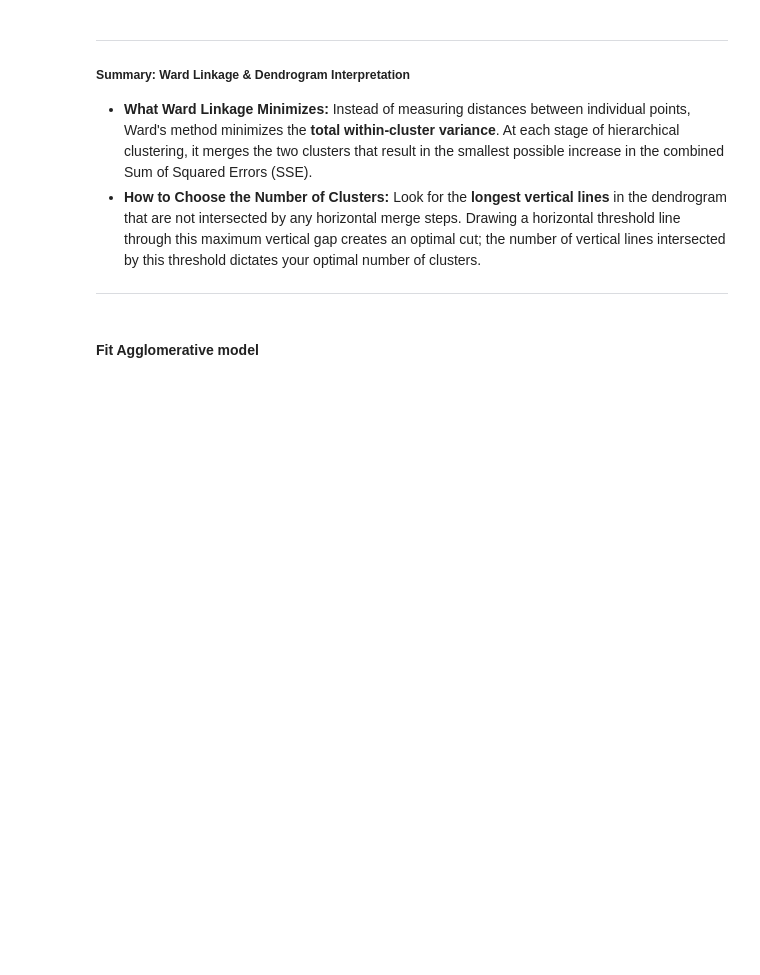
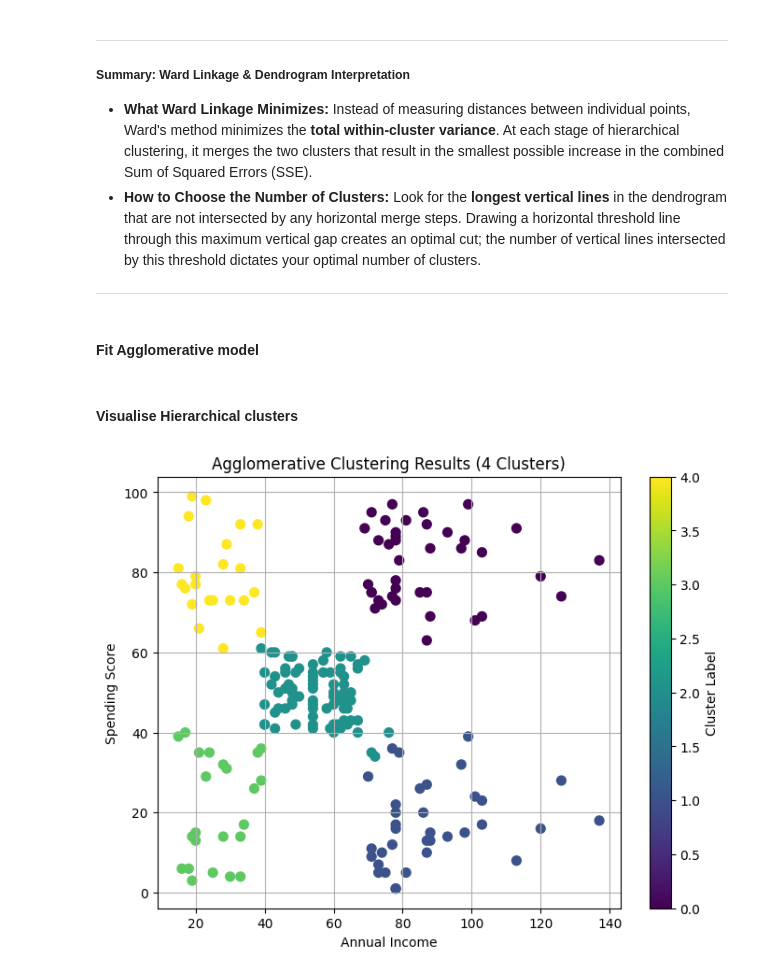
Before and after one commit to Deepvejpara/Mall_Customer_Segmentation, a Jupyter notebook: main.ipynb, the cells around one changed output. Saved outputs shown, nothing was run; the diff lists cells and outputs as text; code cells hidden in the pictures; blank space fills up the shorter version.

```diff
--- a/main.ipynb
+++ b/main.ipynb
@@ -368,3 +368,21 @@ plt.show()
 #### Fit Agglomerative model
 # %%
 from sklearn.cluster import AgglomerativeClustering
+# %%
+agg_cluster = AgglomerativeClustering(n_clusters=5)
+# %%
+df['Hier_Cluster']=agg_cluster.fit_predict(df_2f)
+# %% [markdown]
+#### Visualise Hierarchical clusters
+# %%
+plt.figure(figsize=(8, 6))
+plt.scatter(df['Annual_Income'], df['Spending_Score'], c=df['Hier_Cluster'], s=50, cmap='viridis')
+plt.title('Agglomerative Clustering Results (4 Clusters)')
+plt.xlabel('Annual Income')
+plt.ylabel('Spending Score')
+plt.grid(True)
+plt.colorbar(label='Cluster Label')
+plt.savefig('figure/hier.png',dpi=300)
+plt.show()
+# %% [output]
+[figure, added]
```
Also changed, not shown: 1 other file.
